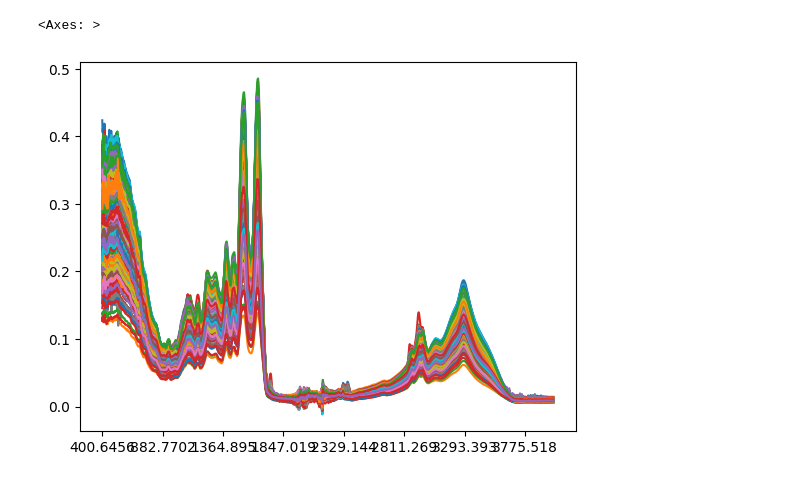
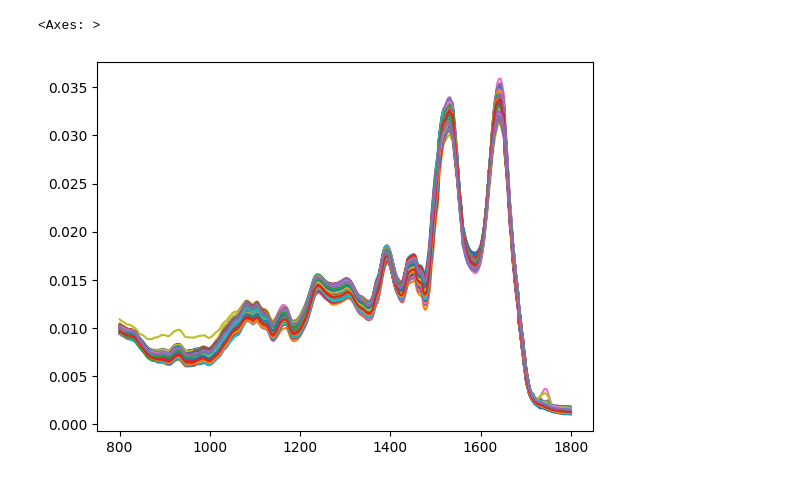
Before and after one commit to MelnychenkoM/ml_methods_hba1c, a Jupyter notebook: regression.ipynb, the cells around one changed output. Cells and saved outputs as stored; diff of their text form; code cells hidden in the pictures.

```diff
--- a/regression.ipynb
+++ b/regression.ipynb
@@ -39,7 +18,13 @@ dataset.data
-# %%
-dataset.data.iloc[:, :-2].T.plot(legend=False)
-# %% [output]
-<Axes: >
-[figure, removed]
+# %%
+dataset = DatasetSpectra(file_path, domain_path)
+dataset.select_max_abs(0.3)
+# dataset.baseline_corr()
+dataset.savgol_filter(window_length=5, polyorder=2, deriv=0)
+dataset.normalization(kind='vector')
+dataset.select_region(800, 1800)
+pd.DataFrame(dataset.spectra, columns=dataset.wavenumbers).T.plot(legend=False)
+# %% [output]
+<Axes: >
+[figure, added]
 # %%
 X = dataset.spectra
```
Also changed, not shown: parts of 8 cells of this notebook, 5 other files.
